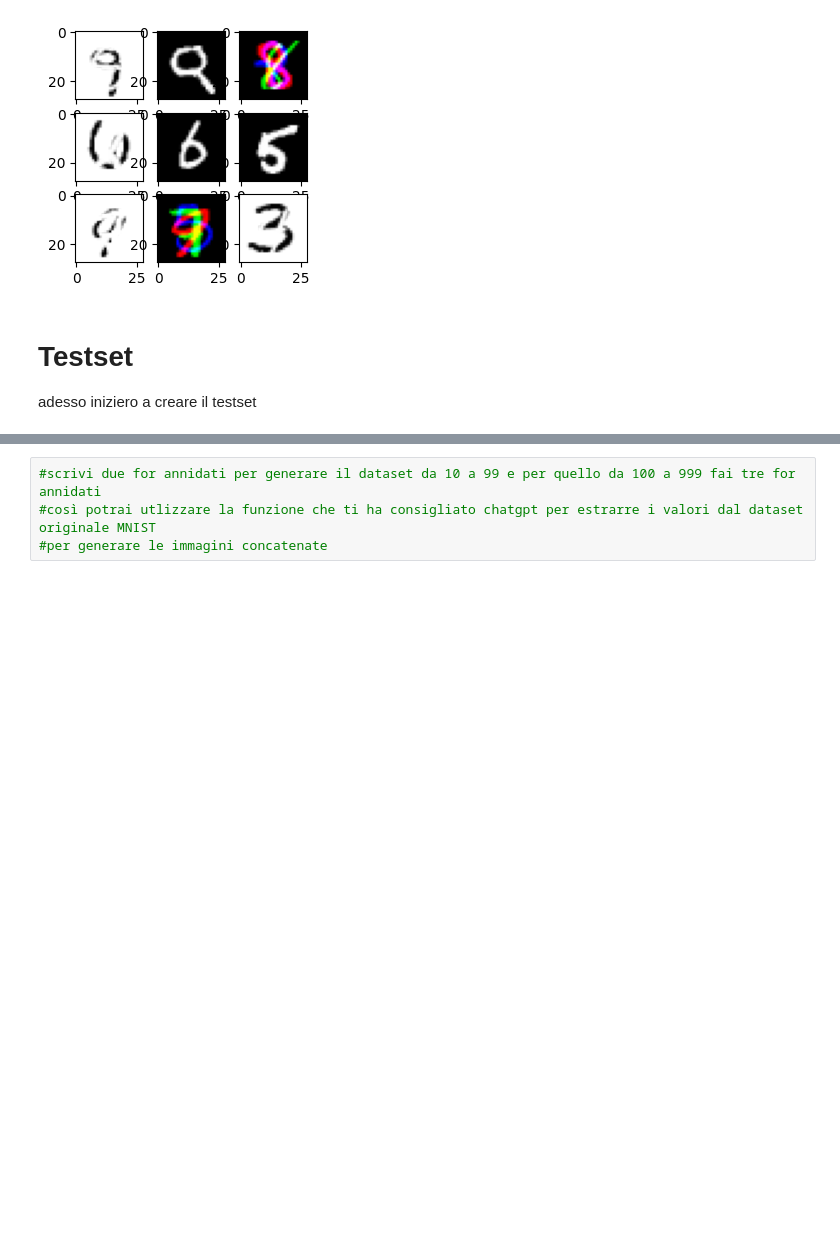
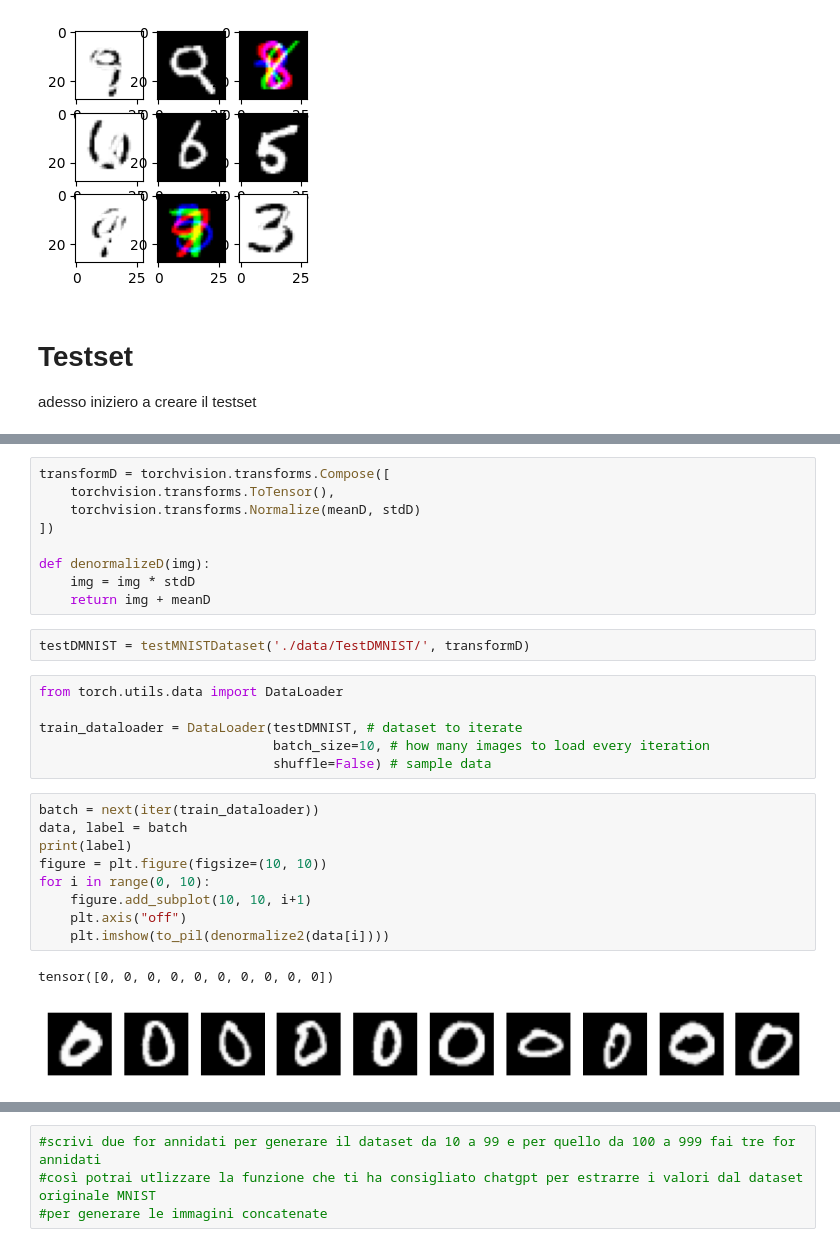
Before and after one commit to LorenzoBacchini/DeepLearning-Project-Assignment, a Jupyter notebook: customDataset.ipynb, the cells around one changed output, grey strips where cells are left out. Cells and saved outputs as stored; diff of their text form; blank space fills up the shorter version.

```diff
--- a/customDataset.ipynb
+++ b/customDataset.ipynb
@@ -355,0 +643,29 @@ for i in range(100, 999):
+# %%
+transformD = torchvision.transforms.Compose([
+    torchvision.transforms.ToTensor(),
+    torchvision.transforms.Normalize(meanD, stdD)
+])
+
+def denormalizeD(img):
+    img = img * stdD
+    return img + meanD
+# %%
+testDMNIST = testMNISTDataset('./data/TestDMNIST/', transformD)
+# %%
+from torch.utils.data import DataLoader
+
+train_dataloader = DataLoader(testDMNIST, # dataset to iterate
+                              batch_size=10, # how many images to load every iteration
+                              shuffle=False) # sample data
+# %%
+batch = next(iter(train_dataloader))
+data, label = batch
+print(label)
+figure = plt.figure(figsize=(10, 10))
+for i in range(0, 10):
+    figure.add_subplot(10, 10, i+1)
+    plt.axis("off")
+    plt.imshow(to_pil(denormalize2(data[i])))
+# %% [output]
+tensor([0, 0, 0, 0, 0, 0, 0, 0, 0, 0])
+[figure, added]
```
Also changed, not shown: parts of 18 cells of this notebook.
